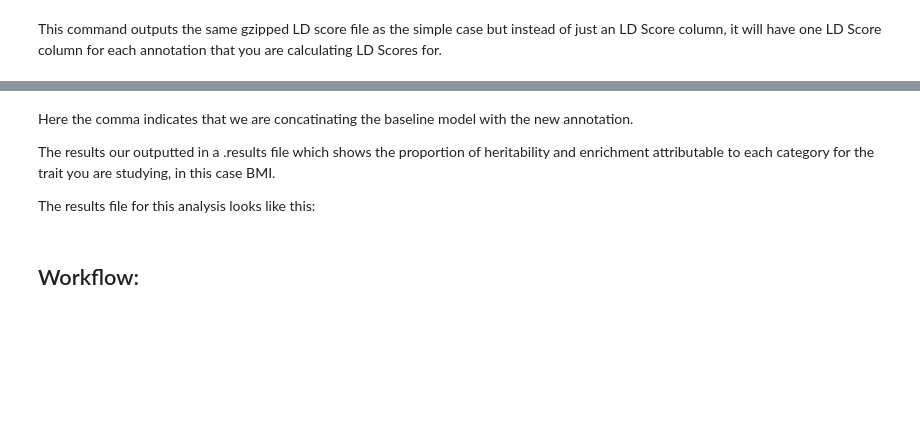
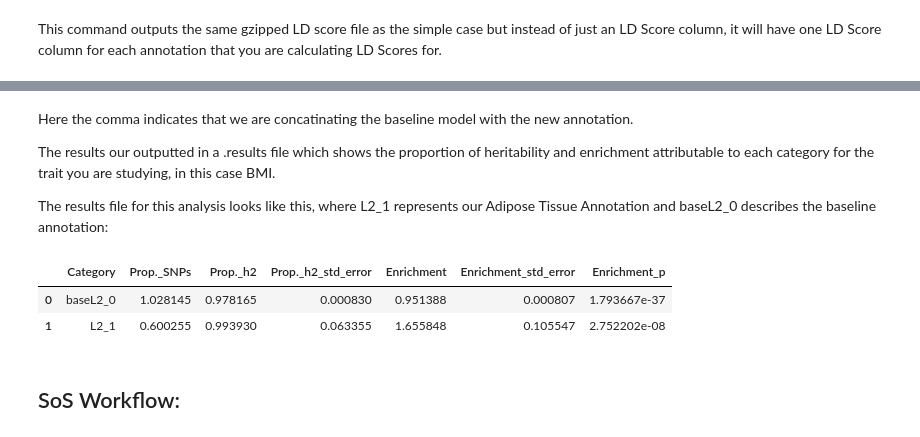
Before and after one commit to cumc/bioworkflows, a Jupyter notebook: LDSC/LDSC.ipynb, the cells around one changed output, grey strips where cells are left out. Cells and saved outputs as stored; diff of their text form; code cells hidden in the pictures; blank space fills up the shorter version.

```diff
--- a/LDSC/LDSC.ipynb
+++ b/LDSC/LDSC.ipynb
@@ -260,4 +382,4 @@ Here the comma indicates that we are concatinating the baseline model with the n
 
 The results our outputted in a .results file which shows the proportion of heritability and enrichment attributable to each category for the trait you are studying, in this case BMI.
 
-The results file for this analysis looks like this:
+The results file for this analysis looks like this, where L2_1 represents our Adipose Tissue Annotation and baseL2_0 describes the baseline annotation:
@@ -268,4 +386,13 @@ zless Adipose_Tissue.H3K27ac.results | tail -n 5
+# %%
+import pandas as pd
+
+results = pd.read_csv("Adipose_Tissue.H3K27ac.results",sep="\t")
+
+
+results.head()
+# %% [output]
+|  | Category | Prop._SNPs | Prop._h2 | Prop._h2_std_error | Enrichment | Enrichment_std_error | Enrichment_p |
+| 0 | baseL2_0 | 1.028145 | 0.978165 | 0.000830 | 0.951388 | 0.000807 | 1.793667e-37 |
+| 1 | L2_1 | 0.600255 | 0.993930 | 0.063355 | 1.655848 | 0.105547 | 2.752202e-08 |
 # %% [markdown]
-## Workflow:
-
-###
+## SoS Workflow:
```
Also changed, not shown: parts of 14 cells of this notebook.
